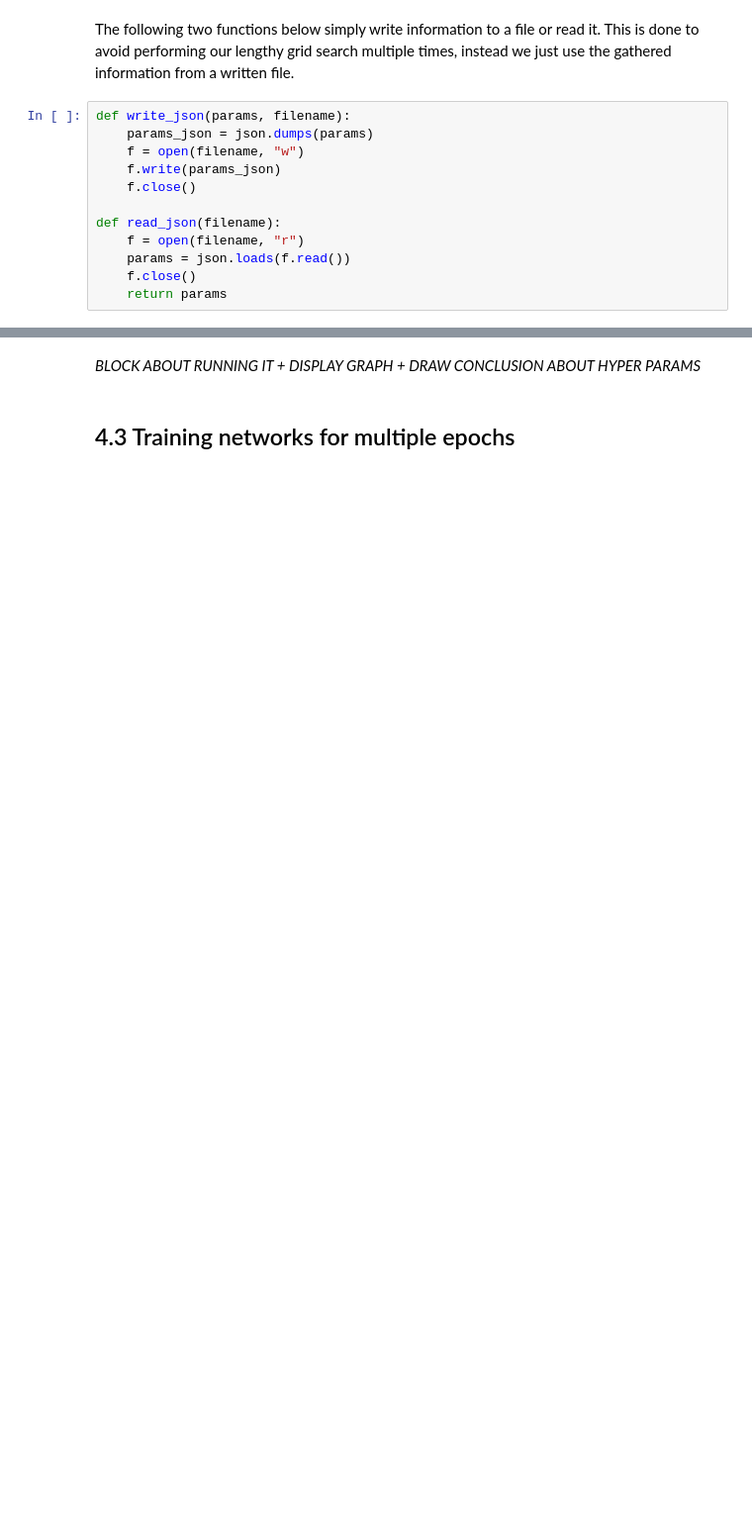
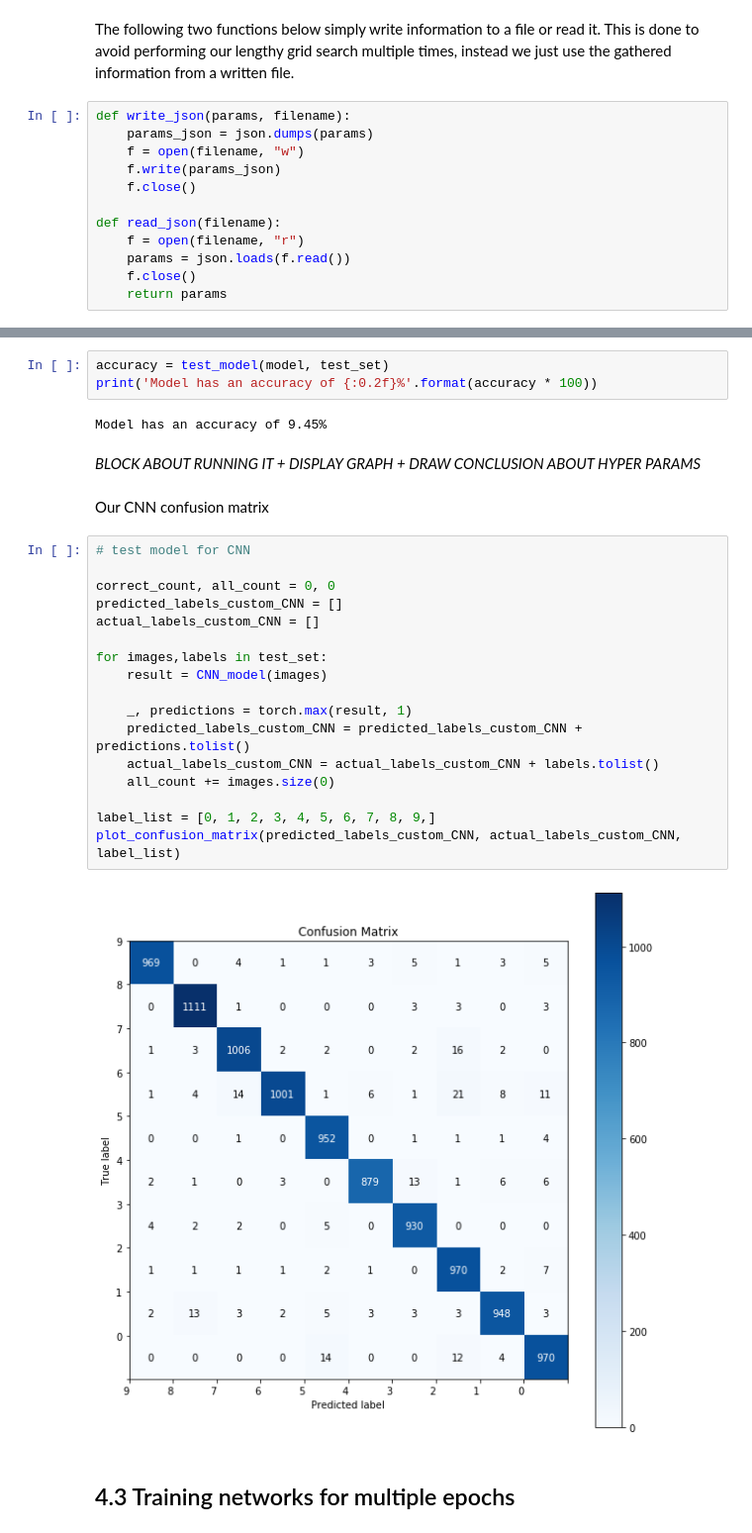
Before and after one commit to agroshar/DIT411-Introduction-to-AI, a Jupyter notebook: Neural Network.ipynb, the cells around one changed output, grey strips where cells are left out. Shown at 99% size. Saved outputs shown, nothing was run; the diff lists cells and outputs as text; blank space fills up the shorter version.

```diff
--- a/Neural Network.ipynb
+++ b/Neural Network.ipynb
@@ -578,5 +603,31 @@ NameError: name 'models' is not defined
+# %%
+accuracy = test_model(model, test_set)
+print('Model has an accuracy of {:0.2f}%'.format(accuracy * 100))
+# %% [output]
+Model has an accuracy of 9.45%
 # %% [markdown]
 *BLOCK ABOUT RUNNING IT + DISPLAY GRAPH + DRAW CONCLUSION ABOUT HYPER PARAMS*
+# %% [markdown]
+Our CNN confusion matrix
+# %%
+# test model for CNN
+
+correct_count, all_count = 0, 0
+predicted_labels_custom_CNN = []
+actual_labels_custom_CNN = []
+
+for images,labels in test_set:
+    result = CNN_model(images)
+
+    _, predictions = torch.max(result, 1)
+    predicted_labels_custom_CNN = predicted_labels_custom_CNN + predictions.tolist()
+    actual_labels_custom_CNN = actual_labels_custom_CNN + labels.tolist()
+    all_count += images.size(0)
+
+label_list = [0, 1, 2, 3, 4, 5, 6, 7, 8, 9,]
+plot_confusion_matrix(predicted_labels_custom_CNN, actual_labels_custom_CNN, label_list)
+# %% [output]
+[figure, added]
 # %% [markdown]
 ## 4.3 Training networks for multiple epochs
 # %%
```
Also changed, not shown: parts of 14 cells of this notebook.
